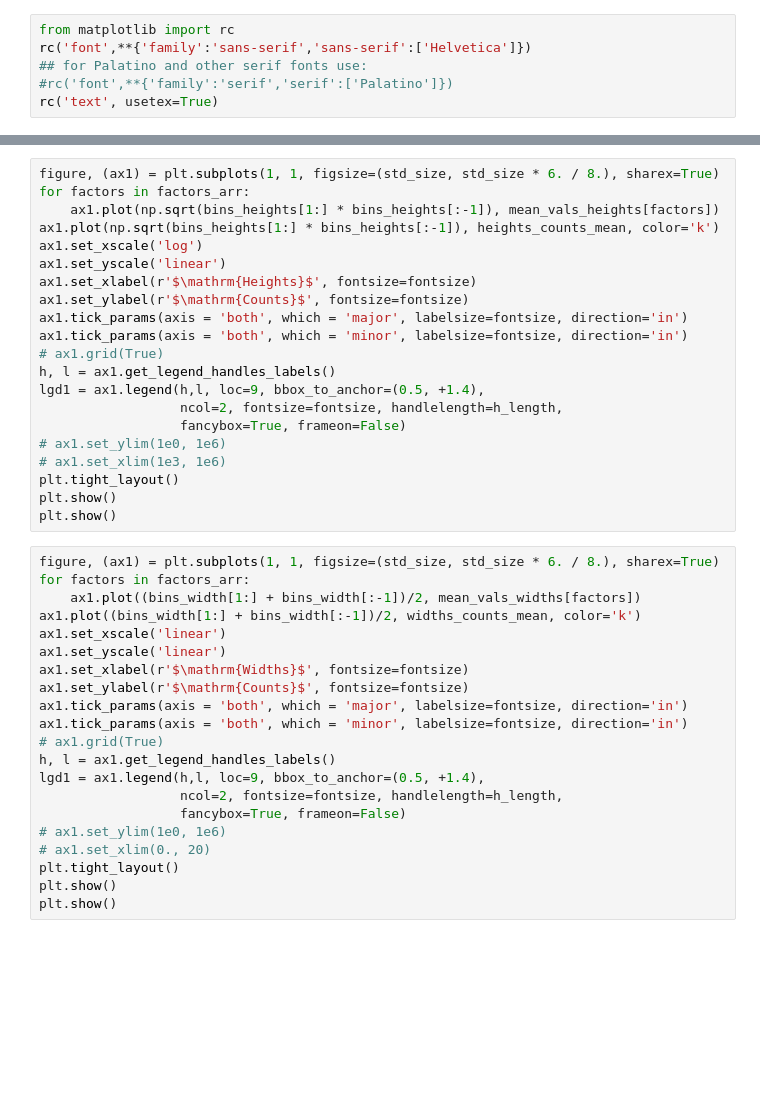
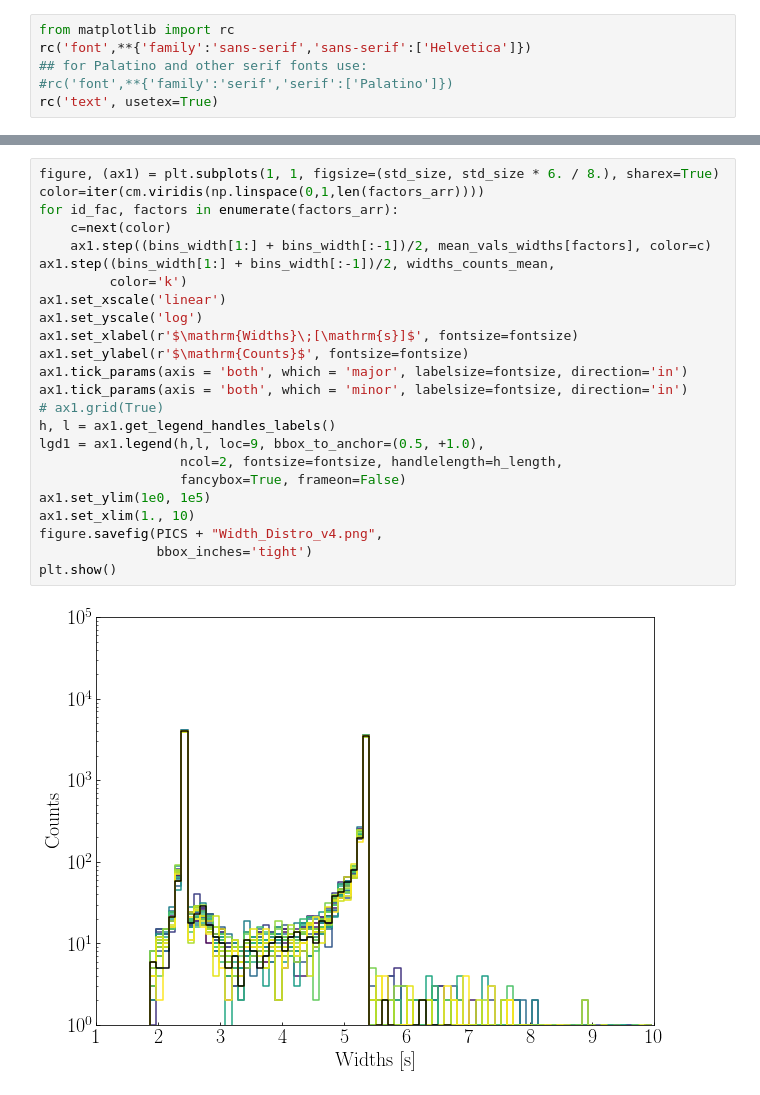
Before and after one commit to MeighenBergerS/fourth_day, a Jupyter notebook: examples/example_prob_model_atten_test.ipynb, the cells around one changed output, grey strips where cells are left out. Cells and saved outputs as stored; diff of their text form; blank space fills up the shorter version.

```diff
--- a/examples/example_prob_model_atten_test.ipynb
+++ b/examples/example_prob_model_atten_test.ipynb
@@ -351,42 +208,26 @@ for factors in factors_arr:
 # %%
 figure, (ax1) = plt.subplots(1, 1, figsize=(std_size, std_size * 6. / 8.), sharex=True)
-for factors in factors_arr:
-    ax1.plot(np.sqrt(bins_heights[1:] * bins_heights[:-1]), mean_vals_heights[factors])
-ax1.plot(np.sqrt(bins_heights[1:] * bins_heights[:-1]), heights_counts_mean, color='k')
-ax1.set_xscale('log')
-ax1.set_yscale('linear')
-ax1.set_xlabel(r'$\mathrm{Heights}$', fontsize=fontsize)
+color=iter(cm.viridis(np.linspace(0,1,len(factors_arr))))
+for id_fac, factors in enumerate(factors_arr):
+    c=next(color)
+    ax1.step((bins_width[1:] + bins_width[:-1])/2, mean_vals_widths[factors], color=c)
+ax1.step((bins_width[1:] + bins_width[:-1])/2, widths_counts_mean,
+         color='k')
+ax1.set_xscale('linear')
+ax1.set_yscale('log')
+ax1.set_xlabel(r'$\mathrm{Widths}\;[\mathrm{s}]$', fontsize=fontsize)
 ax1.set_ylabel(r'$\mathrm{Counts}$', fontsize=fontsize)
 ax1.tick_params(axis = 'both', which = 'major', labelsize=fontsize, direction='in')
 ax1.tick_params(axis = 'both', which = 'minor', labelsize=fontsize, direction='in')
 # ax1.grid(True)
 h, l = ax1.get_legend_handles_labels()
-lgd1 = ax1.legend(h,l, loc=9, bbox_to_anchor=(0.5, +1.4),
+lgd1 = ax1.legend(h,l, loc=9, bbox_to_anchor=(0.5, +1.0),
                   ncol=2, fontsize=fontsize, handlelength=h_length,
                   fancybox=True, frameon=False)
-# ax1.set_ylim(1e0, 1e6)
-# ax1.set_xlim(1e3, 1e6)
-plt.tight_layout()
+ax1.set_ylim(1e0, 1e5)
+ax1.set_xlim(1., 10)
+figure.savefig(PICS + "Width_Distro_v4.png",
+               bbox_inches='tight')
 plt.show()
-plt.show()
+# %% [output]
+[figure, added]
-# %%
-figure, (ax1) = plt.subplots(1, 1, figsize=(std_size, std_size * 6. / 8.), sharex=True)
-for factors in factors_arr:
-    ax1.plot((bins_width[1:] + bins_width[:-1])/2, mean_vals_widths[factors])
-ax1.plot((bins_width[1:] + bins_width[:-1])/2, widths_counts_mean, color='k')
-ax1.set_xscale('linear')
-ax1.set_yscale('linear')
-ax1.set_xlabel(r'$\mathrm{Widths}$', fontsize=fontsize)
-ax1.set_ylabel(r'$\mathrm{Counts}$', fontsize=fontsize)
-ax1.tick_params(axis = 'both', which = 'major', labelsize=fontsize, direction='in')
-ax1.tick_params(axis = 'both', which = 'minor', labelsize=fontsize, direction='in')
-# ax1.grid(True)
-h, l = ax1.get_legend_handles_labels()
-lgd1 = ax1.legend(h,l, loc=9, bbox_to_anchor=(0.5, +1.4),
-                  ncol=2, fontsize=fontsize, handlelength=h_length,
-                  fancybox=True, frameon=False)
-# ax1.set_ylim(1e0, 1e6)
-# ax1.set_xlim(0., 20)
-plt.tight_layout()
-plt.show()
-plt.show()
```
Also changed, not shown: parts of 26 cells of this notebook, 8 other files.
